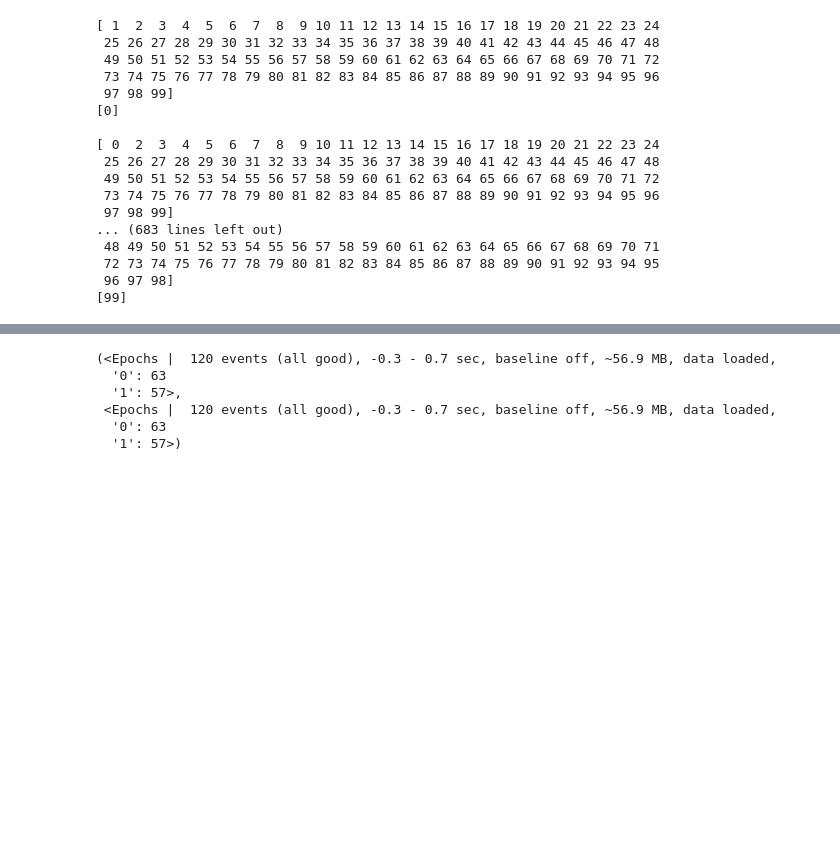
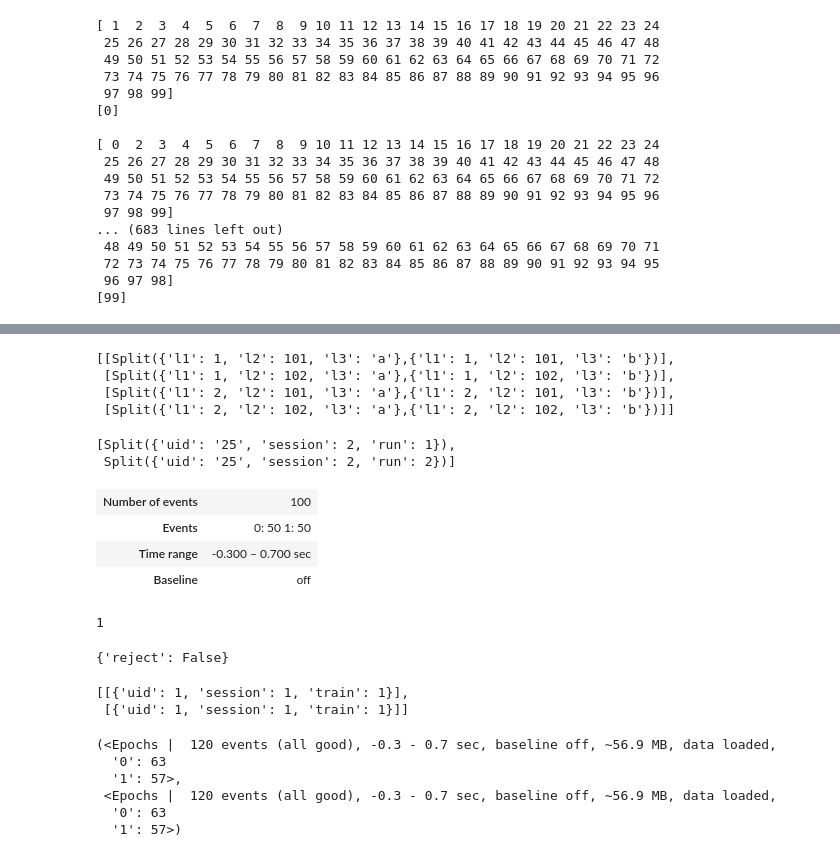
Before and after one commit to Kotzly/BCI_MsC, a Jupyter notebook: notebooks/SplittingDev.ipynb, the cells around one changed output, grey strips where cells are left out. Cells and saved outputs as stored; diff of their text form; code cells hidden in the pictures; blank space fills up the shorter version.

Commit message:
Latest improvements in splitter

```diff
--- a/notebooks/SplittingDev.ipynb
+++ b/notebooks/SplittingDev.ipynb
@@ -523,3 +701,79 @@ for splits in inter_session():
+# %%
+l1 = [1, 2]
+l2 = [101, 102]
+l3 = ["a", "b"]
+l4 = ["A", "B"]
+
+def product_dict(**kwargs):
+    keys = kwargs.keys()
+    vals = kwargs.values()
+    for instance in product(*vals):
+        yield dict(zip(keys, instance))
+
+def group_iterator(outer_kwargs_list_dict=None, inner_kwargs_list_dict=None):
+
+    for outside_kwargs in product_dict(**outer_kwargs_list_dict):
+        splits = [
+            Split(
+                [
+                    dict(
+                        **outside_kwargs,
+                        **inside_kwargs
+                    )
+                    for inside_kwargs in product_dict(**inner_kwargs_list_dict)
+                ]
+            )
+        ]
+        yield splits
+
+a = group_iterator(dict(l1=l1, l2=l2), dict(l3=l3))
+list(a)
+# %% [output]
+[[Split({'l1': 1, 'l2': 101, 'l3': 'a'},{'l1': 1, 'l2': 101, 'l3': 'b'})],
+ [Split({'l1': 1, 'l2': 102, 'l3': 'a'},{'l1': 1, 'l2': 102, 'l3': 'b'})],
+ [Split({'l1': 2, 'l2': 101, 'l3': 'a'},{'l1': 2, 'l2': 101, 'l3': 'b'})],
+ [Split({'l1': 2, 'l2': 102, 'l3': 'a'},{'l1': 2, 'l2': 102, 'l3': 'b'})]]
+# %%
+splits
+# %% [output]
+[Split({'uid': '25', 'session': 2, 'run': 1}),
+ Split({'uid': '25', 'session': 2, 'run': 2})]
+# %%
+epochs[0]
+# %% [output]
+| Number of events | 100 |
+| Events | 0: 50 1: 50 |
+| Time range | -0.300 – 0.700 sec |
+| Baseline | off |
+# %%
+openbmi_dataset._validate_run(1)
+# %% [output]
+1
+# %%
+load_kwargs
+# %% [output]
+{'reject': False}
+# %%
+train_folds = [True, False]
+inside_iter = [1]
+outside_iter = [True, False]
+[
+    Split(
+        [
+            dict(
+                uid=1,
+                session=1,
+                train=train_fold
+            )
+            for train_fold in inside_iter
+        ],
+        None
+    )
+    for train_fold in outside_iter
+]
+# %% [output]
+[[{'uid': 1, 'session': 1, 'train': 1}],
+ [{'uid': 1, 'session': 1, 'train': 1}]]
 # %%
 folds_epochs_list[1]
 # %% [output]
```
Also changed, not shown: parts of 5 cells of this notebook.
